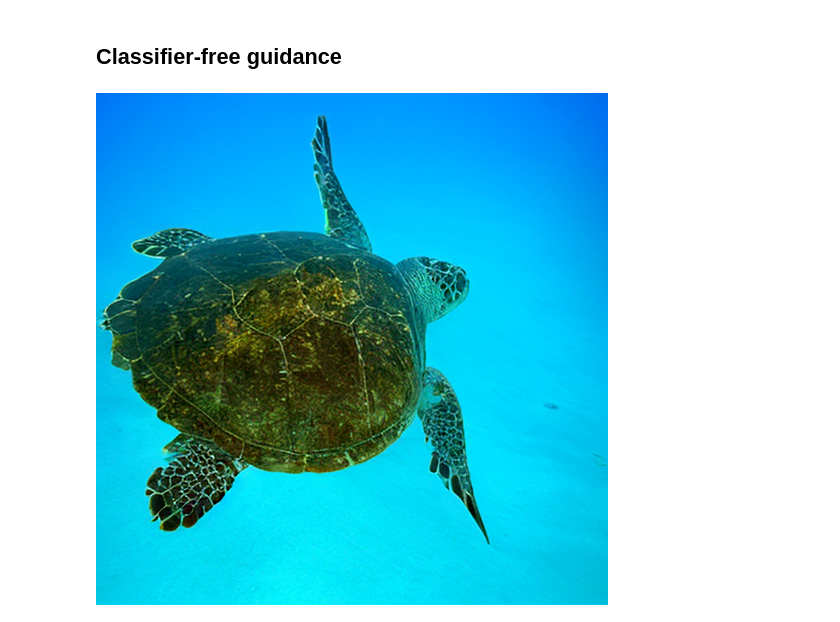
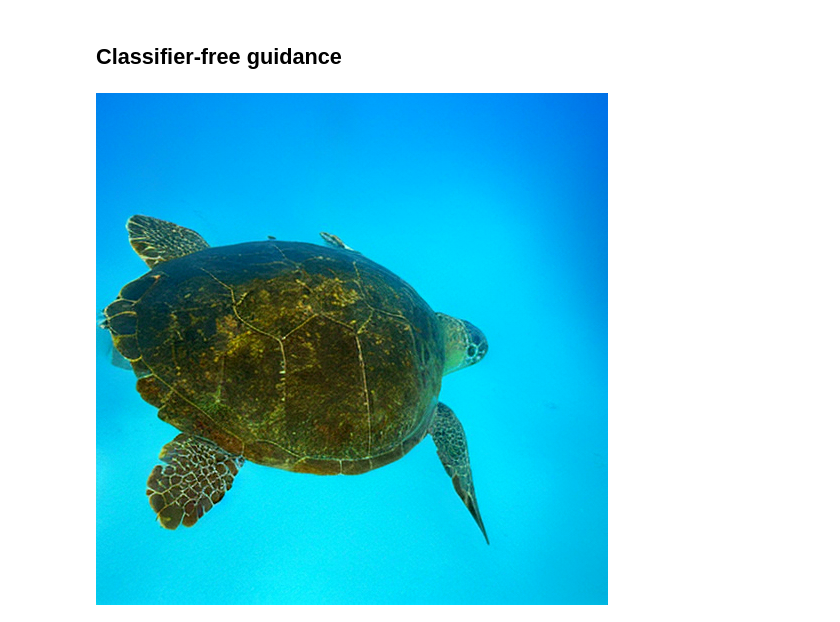
Before and after one commit to probabilists/azula, a Jupyter notebook: docs/tutorials/latent.ipynb, the cells around one changed output. Saved outputs shown, nothing was run; the diff lists cells and outputs as text; code cells hidden in the pictures.

```diff
--- a/docs/tutorials/latent.ipynb
+++ b/docs/tutorials/latent.ipynb
@@ -30,14 +30,16 @@ Skipping download as /mnt/home/frozet/.cache/azula/hub/https.nvlabs-fi-cdn.nvidi
 def postprocess(x):
     return torch.clip(x, min=0, max=1)
 # %%
-sampler = LMSSampler(denoiser, steps=32).to(device)
+sampler = EABSampler(denoiser, steps=16).to(device)
 label = torch.nn.functional.one_hot(torch.tensor(88), 1000).to(device)
 
-z1 = sampler.init((1, 4 * 64 * 64))
+z1 = sampler.init((1, 4, 64, 64))
 z0 = sampler(z1, label=label)
 
-x = autoencoder.decode(z0.reshape(-1, 4, 64, 64)).reshape(3, 512, 512)
-to_pil_image(postprocess(x))
+with torch.no_grad():
+    x = autoencoder.decode(z0)
+
+to_pil_image(postprocess(x).squeeze())
 # %% [output]
 [figure]
 # %% [markdown]
@@ -45,10 +47,12 @@ to_pil_image(postprocess(x))
 # %%
 label = torch.nn.functional.one_hot(torch.tensor(33), 1000).to(device)
 
-z1 = sampler.init((1, 4 * 64 * 64))
+z1 = sampler.init((1, 4, 64, 64))
 z0 = sampler(z1, label=label, omega=1.5)
 
-x = autoencoder.decode(z0.reshape(-1, 4, 64, 64)).reshape(3, 512, 512)
-to_pil_image(postprocess(x))
+with torch.no_grad():
+    x = autoencoder.decode(z0)
+
+to_pil_image(postprocess(x).squeeze())
 # %% [output]
-[figure, old version]
+[figure, new version]
```
Also changed, not shown: parts of 2 cells of this notebook, 4 other files.
